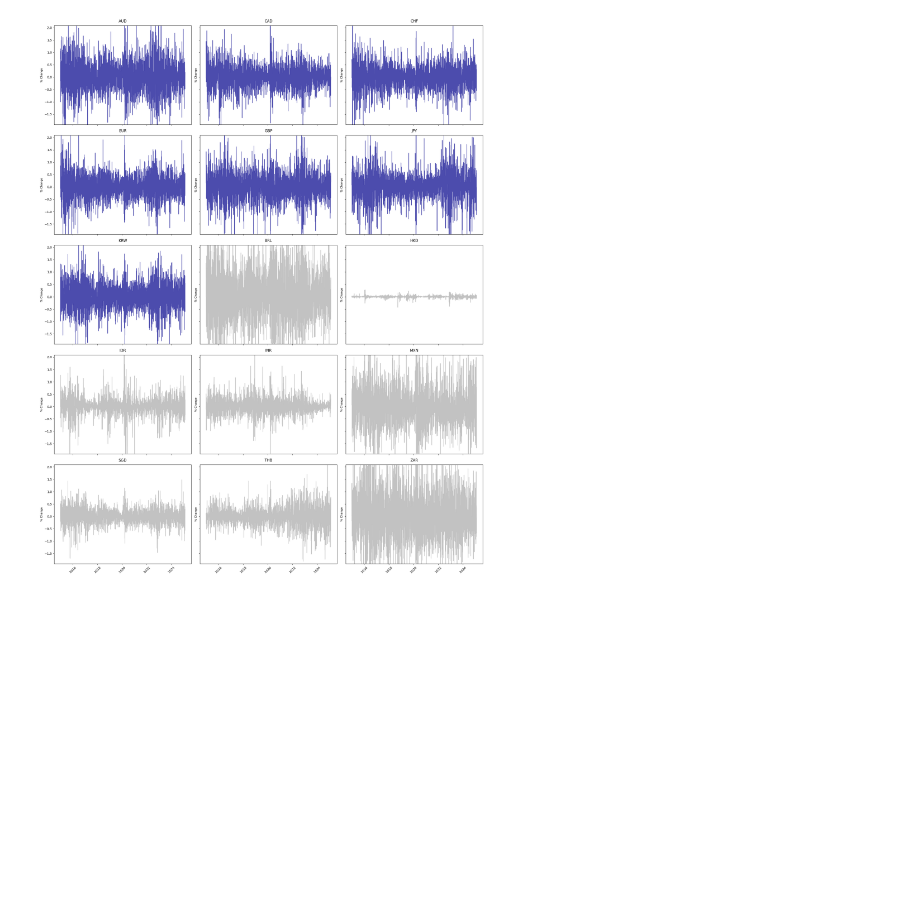
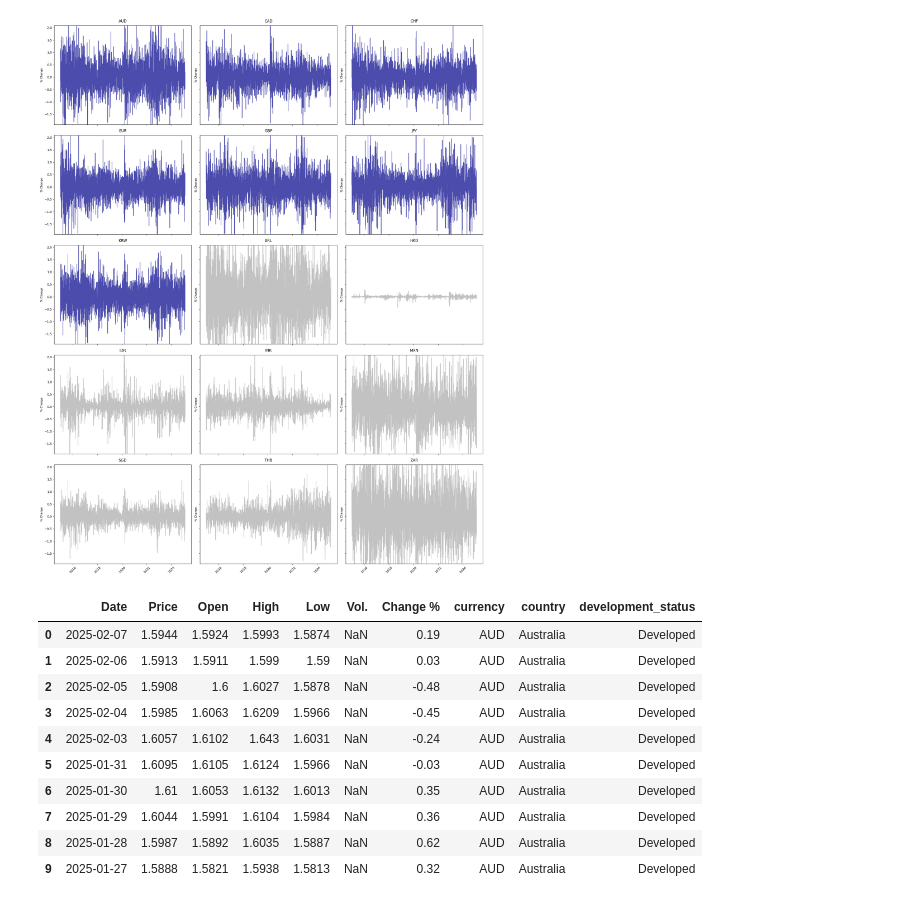
Before and after one commit to U1186204/Forex_Project, a Jupyter notebook: spwds_report_forex.ipynb, the cells around one changed output. Drawn from its saved outputs; the diff is of its cells as text; code cells hidden in the pictures; blank space fills up the shorter version.

```diff
--- a/spwds_report_forex.ipynb
+++ b/spwds_report_forex.ipynb
@@ -119,17 +119,23 @@ plt.show()
 import matplotlib.dates as mdates
 
 # Ensure proper formatting
-df_forex['Date'] = pd.to_datetime(df_forex['Date'])
-df_forex['Change %'] = pd.to_numeric(df_forex['Change %'].astype(str).str.replace('%', '', regex=False), errors='coerce')
+df_forex["Date"] = pd.to_datetime(df_forex["Date"])
+df_forex["Change %"] = pd.to_numeric(
+    df_forex["Change %"].astype(str).str.replace("%", "", regex=False), errors="coerce"
+)
 
 # Compute axis limits
-y_min, y_max = df_forex['Change %'].quantile(0.005), df_forex['Change %'].quantile(0.995)
+y_min, y_max = df_forex["Change %"].quantile(0.005), df_forex["Change %"].quantile(
+    0.995
+)
 
 # Get ordered currencies with Developed first
-status_order = {'Developed': 0, 'Developing': 1}  # Add other statuses if needed
-sorted_currencies = (df_forex.drop_duplicates('currency')
-                     .sort_values('development_status', key=lambda x: x.map(status_order))
-                     ['currency'].tolist())
+status_order = {"Developed": 0, "Developing": 1}  # Add other statuses if needed
+sorted_currencies = (
+    df_forex.drop_duplicates("currency")
+    .sort_values("development_status", key=lambda x: x.map(status_order))["currency"]
+    .tolist()
+)
 
 # Create 5x3 grid
 fig, axes = plt.subplots(5, 3, figsize=(20, 25), sharex=True, sharey=True)
@@ -141,27 +147,46 @@ for idx, currency in enumerate(sorted_currencies):
         break
 
     ax = axes[idx]
-    df_currency = df_forex[df_forex['currency'] == currency].sort_values('Date')
+    df_currency = df_forex[df_forex["currency"] == currency].sort_values("Date")
 
     # Style parameters
-    status = df_currency['development_status'].iloc[0]
-    line_color = 'darkblue' if status == 'Developed' else 'darkgrey'
+    status = df_currency["development_status"].iloc[0]
+    line_color = "darkblue" if status == "Developed" else "darkgrey"
 
     # Create plot
-    ax.plot(df_currency['Date'], df_currency['Change %'],
-            color=line_color, alpha=0.7, linewidth=1.5)
+    ax.plot(
+        df_currency["Date"],
+        df_currency["Change %"],
+        color=line_color,
+        alpha=0.7,
+        linewidth=1.5,
+    )
 
     # Format axes
     ax.xaxis.set_major_locator(mdates.YearLocator(2))
-    ax.xaxis.set_major_formatter(mdates.DateFormatter('%Y'))
-    ax.tick_params(axis='x', rotation=45)
+    ax.xaxis.set_major_formatter(mdates.DateFormatter("%Y"))
+    ax.tick_params(axis="x", rotation=45)
     ax.set_ylim(y_min, y_max)
 
     # Labels
     ax.set_title(currency, fontsize=12, pad=10)
-    ax.set_ylabel('% Change', fontsize=9)
+    ax.set_ylabel("% Change", fontsize=9)
 
 plt.tight_layout()
 plt.show()
 # %% [output]
 [figure]
+# %%
+df_forex.head(10)
+# %% [output]
+|  | Date | Price | Open | High | Low | Vol. | Change % | currency | country | development_status |
+| 0 | 2025-02-07 | 1.5944 | 1.5924 | 1.5993 | 1.5874 | NaN | 0.19 | AUD | Australia | Developed |
+| 1 | 2025-02-06 | 1.5913 | 1.5911 | 1.599 | 1.59 | NaN | 0.03 | AUD | Australia | Developed |
+| 2 | 2025-02-05 | 1.5908 | 1.6 | 1.6027 | 1.5878 | NaN | -0.48 | AUD | Australia | Developed |
+| 3 | 2025-02-04 | 1.5985 | 1.6063 | 1.6209 | 1.5966 | NaN | -0.45 | AUD | Australia | Developed |
+| 4 | 2025-02-03 | 1.6057 | 1.6102 | 1.643 | 1.6031 | NaN | -0.24 | AUD | Australia | Developed |
+| 5 | 2025-01-31 | 1.6095 | 1.6105 | 1.6124 | 1.5966 | NaN | -0.03 | AUD | Australia | Developed |
+| 6 | 2025-01-30 | 1.61 | 1.6053 | 1.6132 | 1.6013 | NaN | 0.35 | AUD | Australia | Developed |
+| 7 | 2025-01-29 | 1.6044 | 1.5991 | 1.6104 | 1.5984 | NaN | 0.36 | AUD | Australia | Developed |
+| 8 | 2025-01-28 | 1.5987 | 1.5892 | 1.6035 | 1.5887 | NaN | 0.62 | AUD | Australia | Developed |
+| 9 | 2025-01-27 | 1.5888 | 1.5821 | 1.5938 | 1.5813 | NaN | 0.32 | AUD | Australia | Developed |
```
Also changed, not shown: parts of 33 cells of this notebook, 2 other files.
